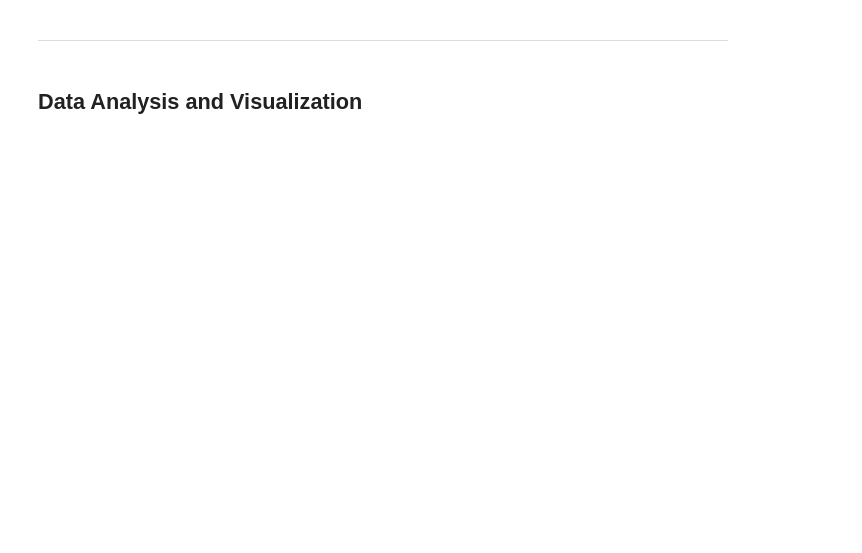
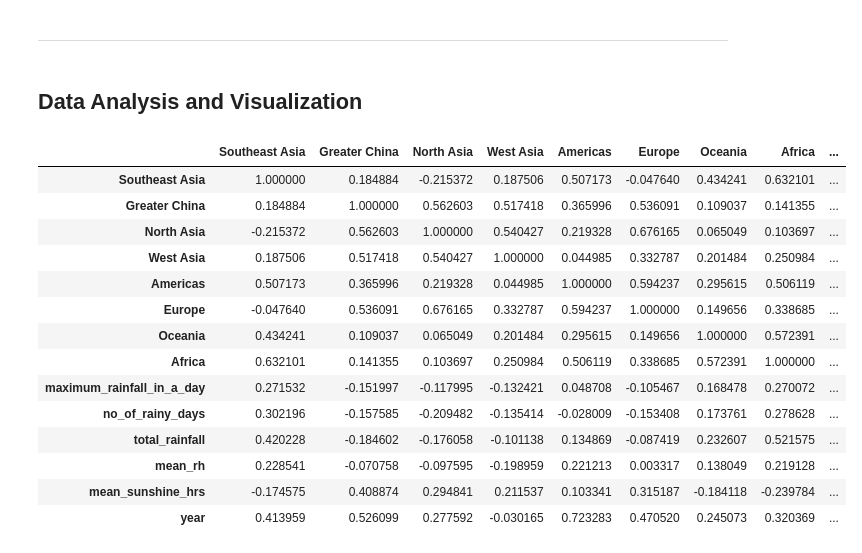
Before and after one commit to altheaxcvii/GA-Labs, a Jupyter notebook: Project 1/code/proj1code.ipynb, the cells around one changed output. Saved outputs shown, nothing was run; the diff lists cells and outputs as text; code cells hidden in the pictures; blank space fills up the shorter version.

```diff
--- a/Project 1/code/proj1code.ipynb
+++ b/Project 1/code/proj1code.ipynb
@@ -319,3 +477,22 @@ plt.legend()
 ----------------------
 # %% [markdown]
 ## <a id='4'>Data Analysis and Visualization</a>
+# %%
+#Running correlation test to look at whether rainy seasons and tourists number are correlated
+profile_by_region[(profile_by_region['year'] <= 2019) & (profile_by_region['year'] >= 2015)].corr()
+# %% [output]
+|  | Southeast Asia | Greater China | North Asia | West Asia | Americas | Europe | Oceania | Africa | ... |
+| Southeast Asia | 1.000000 | 0.184884 | -0.215372 | 0.187506 | 0.507173 | -0.047640 | 0.434241 | 0.632101 | ... |
+| Greater China | 0.184884 | 1.000000 | 0.562603 | 0.517418 | 0.365996 | 0.536091 | 0.109037 | 0.141355 | ... |
+| North Asia | -0.215372 | 0.562603 | 1.000000 | 0.540427 | 0.219328 | 0.676165 | 0.065049 | 0.103697 | ... |
+| West Asia | 0.187506 | 0.517418 | 0.540427 | 1.000000 | 0.044985 | 0.332787 | 0.201484 | 0.250984 | ... |
+| Americas | 0.507173 | 0.365996 | 0.219328 | 0.044985 | 1.000000 | 0.594237 | 0.295615 | 0.506119 | ... |
+| Europe | -0.047640 | 0.536091 | 0.676165 | 0.332787 | 0.594237 | 1.000000 | 0.149656 | 0.338685 | ... |
+| Oceania | 0.434241 | 0.109037 | 0.065049 | 0.201484 | 0.295615 | 0.149656 | 1.000000 | 0.572391 | ... |
+| Africa | 0.632101 | 0.141355 | 0.103697 | 0.250984 | 0.506119 | 0.338685 | 0.572391 | 1.000000 | ... |
+| maximum_rainfall_in_a_day | 0.271532 | -0.151997 | -0.117995 | -0.132421 | 0.048708 | -0.105467 | 0.168478 | 0.270072 | ... |
+| no_of_rainy_days | 0.302196 | -0.157585 | -0.209482 | -0.135414 | -0.028009 | -0.153408 | 0.173761 | 0.278628 | ... |
+| total_rainfall | 0.420228 | -0.184602 | -0.176058 | -0.101138 | 0.134869 | -0.087419 | 0.232607 | 0.521575 | ... |
+| mean_rh | 0.228541 | -0.070758 | -0.097595 | -0.198959 | 0.221213 | 0.003317 | 0.138049 | 0.219128 | ... |
+| mean_sunshine_hrs | -0.174575 | 0.408874 | 0.294841 | 0.211537 | 0.103341 | 0.315187 | -0.184118 | -0.239784 | ... |
+| year | 0.413959 | 0.526099 | 0.277592 | -0.030165 | 0.723283 | 0.470520 | 0.245073 | 0.320369 | ... |
```
Also changed, not shown: parts of 52 cells of this notebook, 3 other files.
